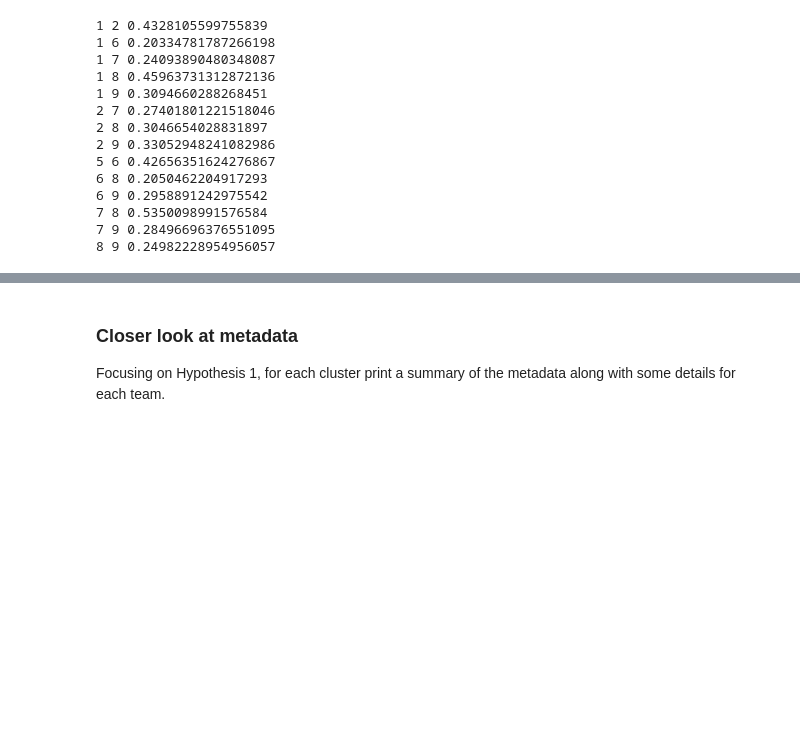
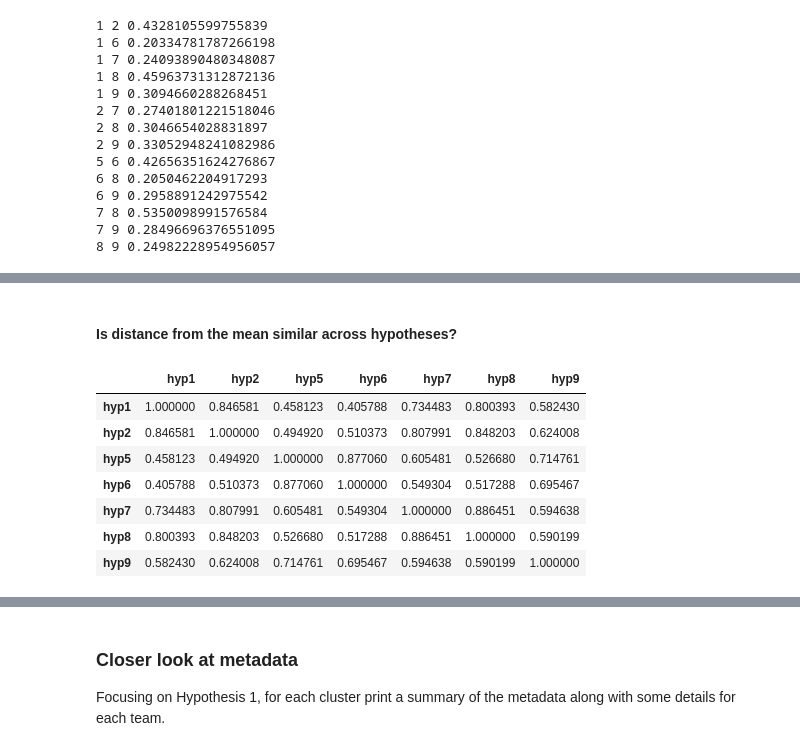
Before and after one commit to poldrack/narps, a Jupyter notebook: analysis/AnalyzeMaps.ipynb, the cells around one changed output, grey strips where cells are left out. Saved outputs shown, nothing was run; the diff lists cells and outputs as text; code cells hidden in the pictures; blank space fills up the shorter version.

```diff
--- a/analysis/AnalyzeMaps.ipynb
+++ b/analysis/AnalyzeMaps.ipynb
@@ -400,0 +421,13 @@ for i,j in enumerate(hypnums):
+# %% [markdown]
+#### Is distance from the mean similar across hypotheses?
+# %%
+mean_corr.corr(method='spearman')
+# %% [output]
+|  | hyp1 | hyp2 | hyp5 | hyp6 | hyp7 | hyp8 | hyp9 |
+| hyp1 | 1.000000 | 0.846581 | 0.458123 | 0.405788 | 0.734483 | 0.800393 | 0.582430 |
+| hyp2 | 0.846581 | 1.000000 | 0.494920 | 0.510373 | 0.807991 | 0.848203 | 0.624008 |
+| hyp5 | 0.458123 | 0.494920 | 1.000000 | 0.877060 | 0.605481 | 0.526680 | 0.714761 |
+| hyp6 | 0.405788 | 0.510373 | 0.877060 | 1.000000 | 0.549304 | 0.517288 | 0.695467 |
+| hyp7 | 0.734483 | 0.807991 | 0.605481 | 0.549304 | 1.000000 | 0.886451 | 0.594638 |
+| hyp8 | 0.800393 | 0.848203 | 0.526680 | 0.517288 | 0.886451 | 1.000000 | 0.590199 |
+| hyp9 | 0.582430 | 0.624008 | 0.714761 | 0.695467 | 0.594638 | 0.590199 | 1.000000 |
```
Also changed, not shown: parts of 4 cells of this notebook.
